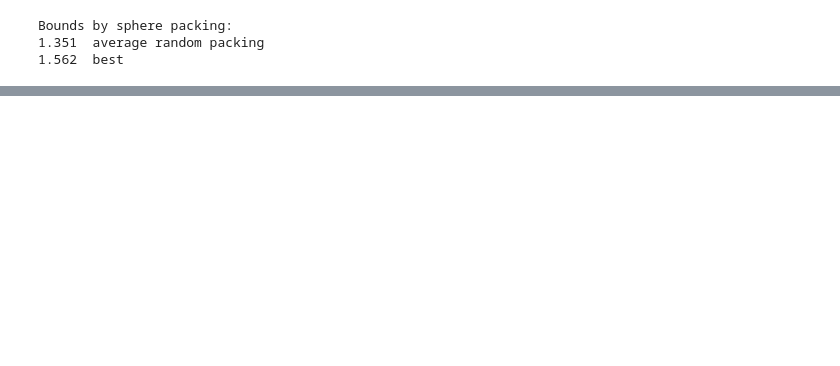
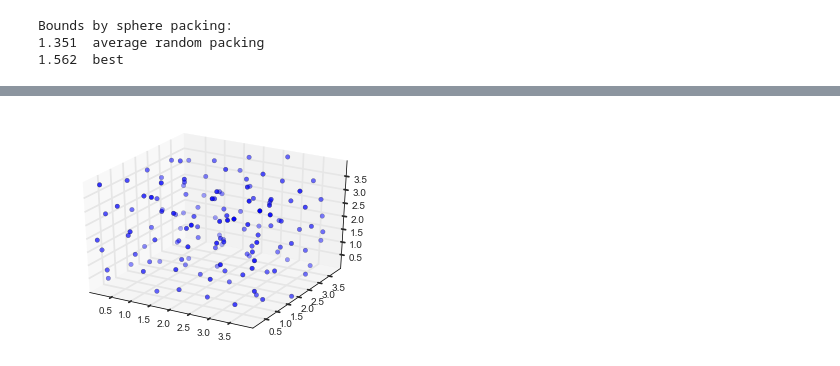
Before and after one commit to IHautaI/poisson-disc, a Jupyter notebook: poisson_disc.ipynb, the cells around one changed output, grey strips where cells are left out. Drawn from its saved outputs; the diff is of its cells as text; code cells hidden in the pictures; blank space fills up the shorter version.

```diff
--- a/poisson_disc.ipynb
+++ b/poisson_disc.ipynb
@@ -104,0 +133,20 @@ Bounds by sphere packing:
+# %%
+r=1
+length = 4
+width = 4
+height = 4
+grid = Grid(r, length, width, height)
+# %%
+grid.distance = distance # 3D with Taxicab metric
+grid.generate = generate(grid)
+grid.convert = convert
+# %%
+rand = (random.uniform(0, length), random.uniform(0, width), random.uniform(0, height))
+data = grid.poisson(rand, 30)
+# %%
+fig = plt.figure()
+ax = fig.add_subplot(111, projection='3d')
+ax.scatter(*unzip(data))
+ax.margins(0,0,0)
+# %% [output]
+[figure, added]
```
Also changed, not shown: parts of 9 cells of this notebook.
